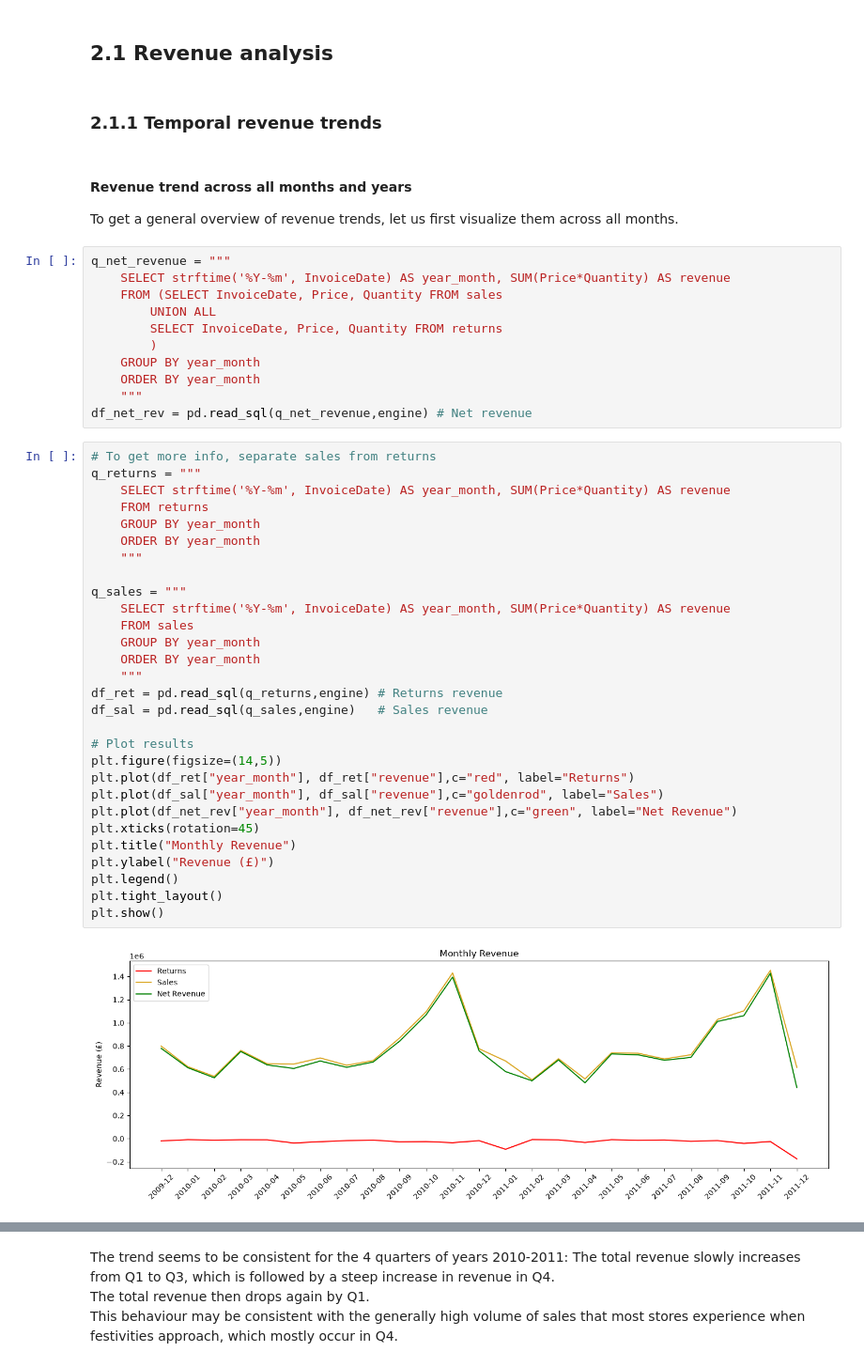
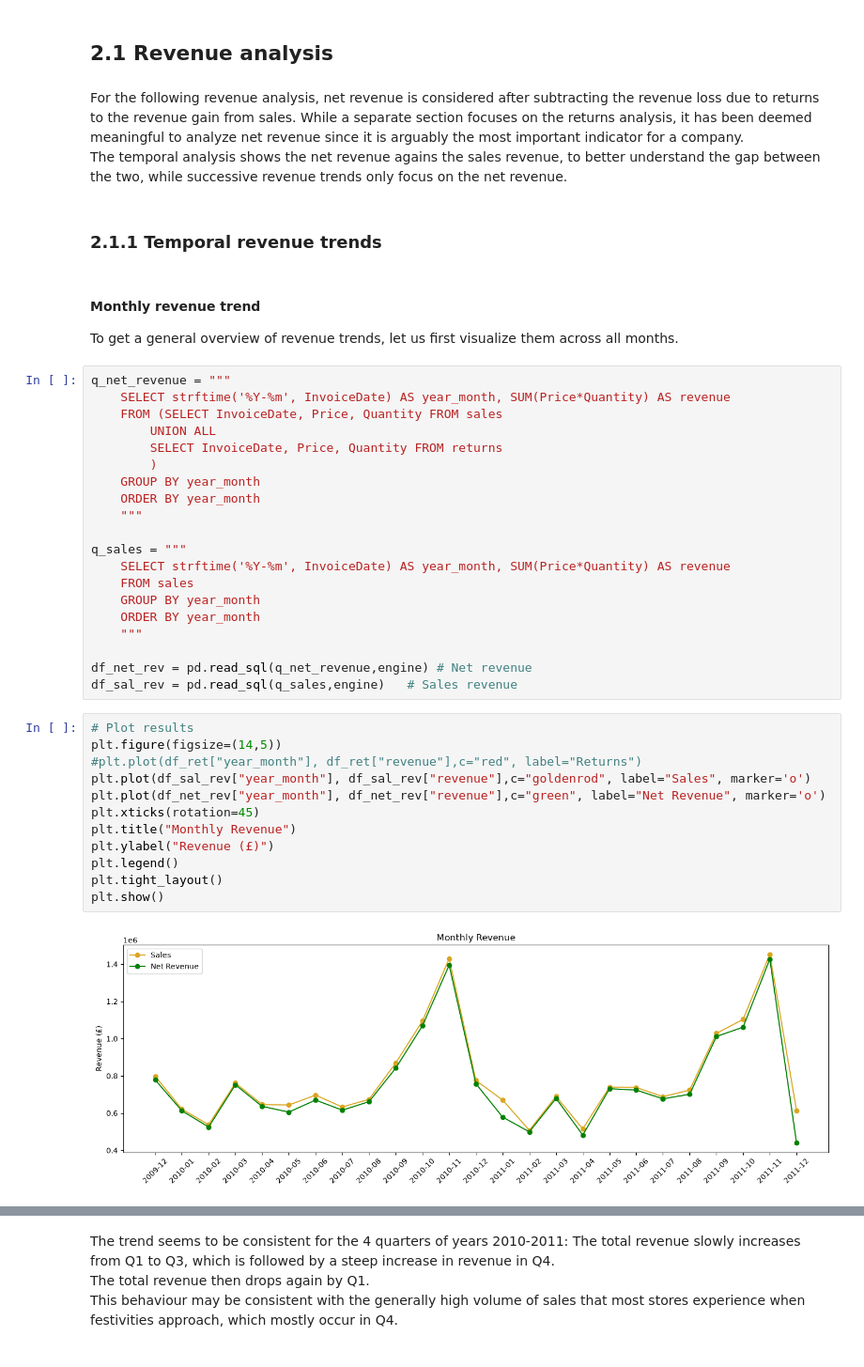
Before and after one commit to Sara-Munafo/retail-sales-analysis, a Jupyter notebook: notebooks/02_analysis.ipynb, the cells around one changed output, grey strips where cells are left out. Shown at 94% size. Drawn from its saved outputs; the diff is of its cells as text.

```diff
--- a/notebooks/02_analysis.ipynb
+++ b/notebooks/02_analysis.ipynb
@@ -33,11 +33,14 @@ df_returns.to_sql('returns', engine, if_exists='replace', index=False)
 17946
 # %% [markdown]
 ## 2.1 Revenue analysis
+# %% [markdown]
+For the following revenue analysis, net revenue is considered after subtracting the revenue loss due to returns to the revenue gain from sales. While a separate section focuses on the returns analysis, it has been deemed meaningful to analyze net revenue since it is arguably the most important indicator for a company.
+The temporal analysis shows the net revenue agains the sales revenue, to better understand the gap between the two, while successive revenue trends only focus on the net revenue.
 # %% [markdown]
 ### 2.1.1 Temporal revenue trends
-# %% [markdown]
-#### **Revenue trend across all months and years**
-To get a general overview of revenue trends, let us first visualize them across all months.
+# %% [markdown]
+#### **Monthly revenue trend**
+To get a general overview of revenue trends, let us first visualize them across all months.
 # %%
 q_net_revenue = """
     SELECT strftime('%Y-%m', InvoiceDate) AS year_month, SUM(Price*Quantity) AS revenue
@@ -48,36 +51,28 @@ q_net_revenue = """
     GROUP BY year_month
     ORDER BY year_month
     """
+
+q_sales = """
+    SELECT strftime('%Y-%m', InvoiceDate) AS year_month, SUM(Price*Quantity) AS revenue
+    FROM sales
+    GROUP BY year_month
+    ORDER BY year_month
+    """
+
 df_net_rev = pd.read_sql(q_net_revenue,engine) # Net revenue
+df_sal_rev = pd.read_sql(q_sales,engine)   # Sales revenue
 # %%
-# To get more info, separate sales from returns
-q_returns = """
-    SELECT strftime('%Y-%m', InvoiceDate) AS year_month, SUM(Price*Quantity) AS revenue
-    FROM returns
-    GROUP BY year_month
-    ORDER BY year_month
-    """
-
-q_sales = """
-    SELECT strftime('%Y-%m', InvoiceDate) AS year_month, SUM(Price*Quantity) AS revenue
-    FROM sales
-    GROUP BY year_month
-    ORDER BY year_month
-    """
-df_ret = pd.read_sql(q_returns,engine) # Returns revenue
-df_sal = pd.read_sql(q_sales,engine)   # Sales revenue
-
 # Plot results
 plt.figure(figsize=(14,5))
-plt.plot(df_ret["year_month"], df_ret["revenue"],c="red", label="Returns")
-plt.plot(df_sal["year_month"], df_sal["revenue"],c="goldenrod", label="Sales")
-plt.plot(df_net_rev["year_month"], df_net_rev["revenue"],c="green", label="Net Revenue")
+#plt.plot(df_ret["year_month"], df_ret["revenue"],c="red", label="Returns")
+plt.plot(df_sal_rev["year_month"], df_sal_rev["revenue"],c="goldenrod", label="Sales", marker='o')
+plt.plot(df_net_rev["year_month"], df_net_rev["revenue"],c="green", label="Net Revenue", marker='o')
 plt.xticks(rotation=45)
 plt.title("Monthly Revenue")
 plt.ylabel("Revenue (£)")
 plt.legend()
 plt.tight_layout()
 plt.show()
 # %% [output]
-[figure, old version]
+[figure, new version]
 # %% [markdown]
```
Also changed, not shown: parts of 28 cells of this notebook.
